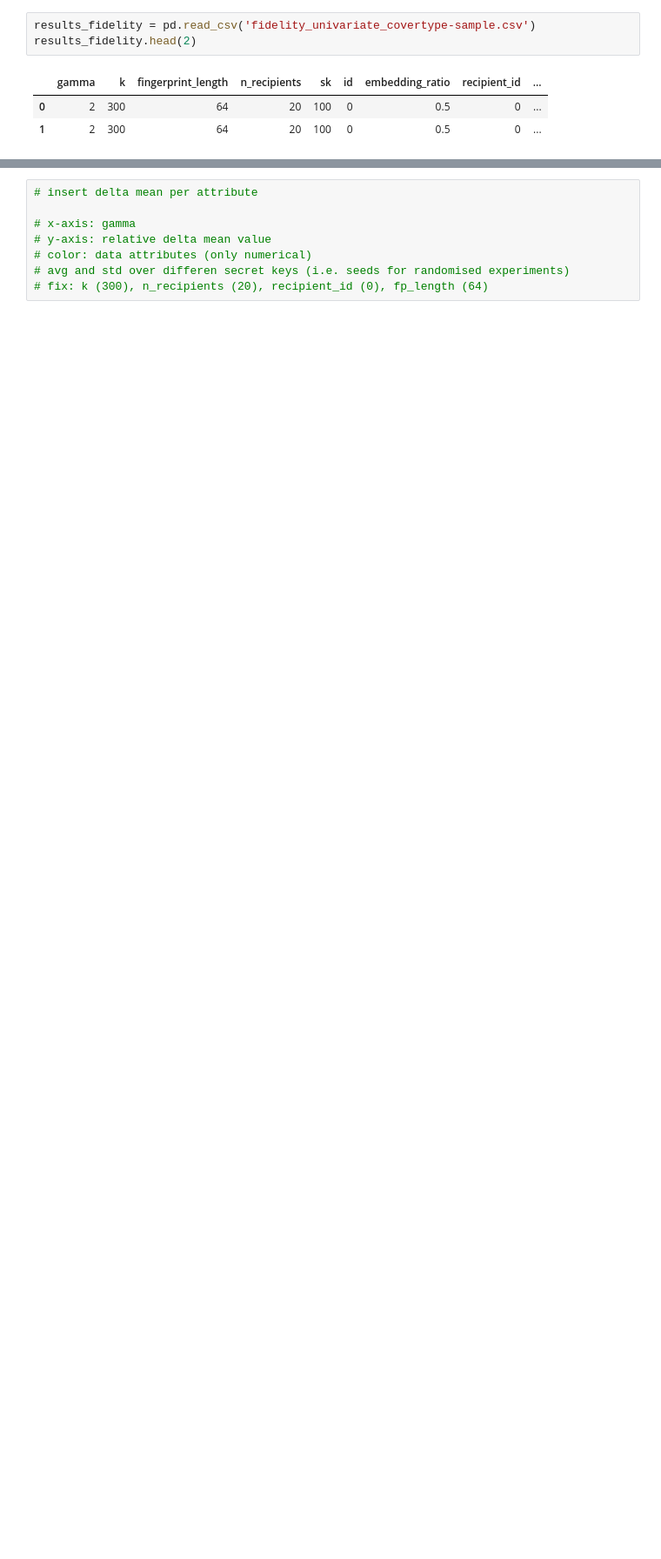
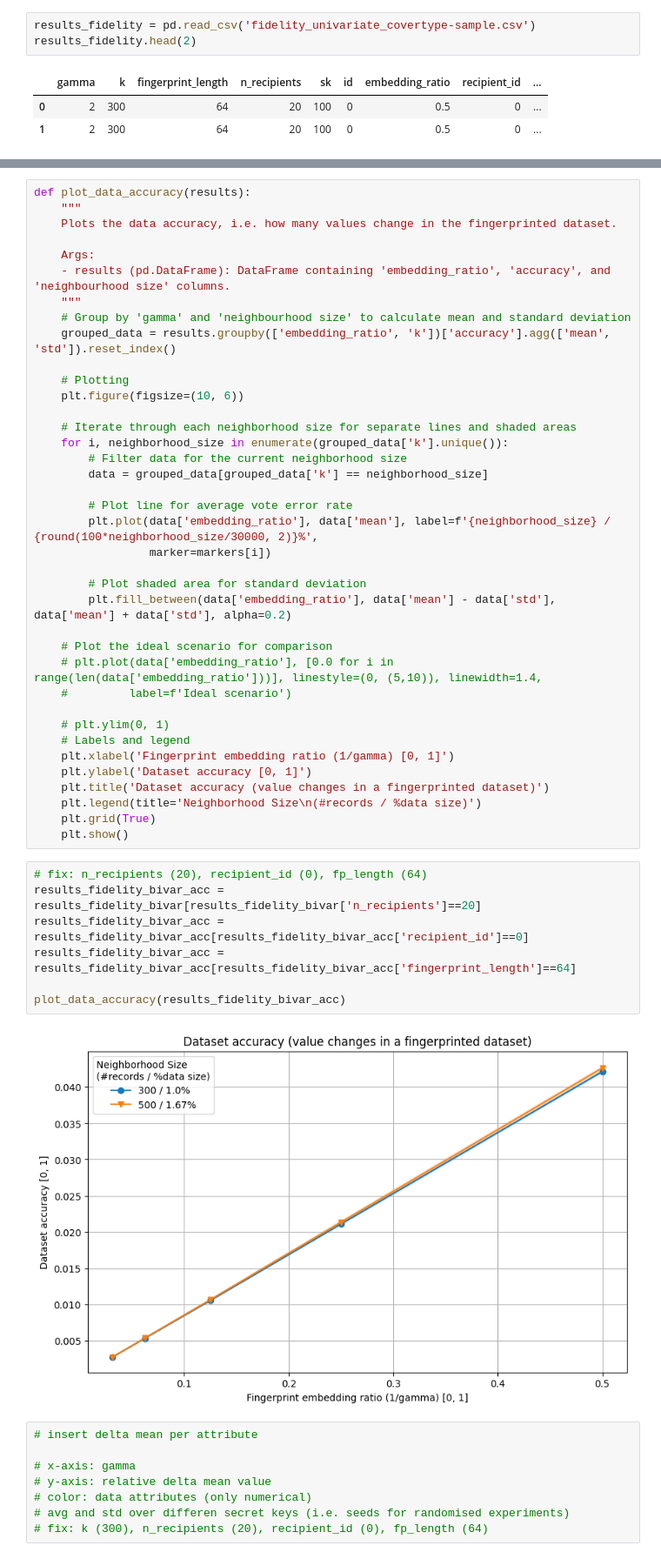
Before and after one commit to tanjascats/NCorr-FP, a Jupyter notebook: NCorrFP_scheme/analysis/NCorr-FP-analysis.ipynb, the cells around one changed output, grey strips where cells are left out. Shown at 87% size. Drawn from its saved outputs; the diff is of its cells as text; blank space fills up the shorter version.

```diff
--- a/NCorrFP_scheme/analysis/NCorr-FP-analysis.ipynb
+++ b/NCorrFP_scheme/analysis/NCorr-FP-analysis.ipynb
@@ -233,3 +248,50 @@ results_fidelity.head(2)
+# %%
+def plot_data_accuracy(results):
+    """
+    Plots the data accuracy, i.e. how many values change in the fingerprinted dataset.
+
+    Args:
+    - results (pd.DataFrame): DataFrame containing 'embedding_ratio', 'accuracy', and 'neighbourhood size' columns.
+    """
+    # Group by 'gamma' and 'neighbourhood size' to calculate mean and standard deviation
+    grouped_data = results.groupby(['embedding_ratio', 'k'])['accuracy'].agg(['mean', 'std']).reset_index()
+
+    # Plotting
+    plt.figure(figsize=(10, 6))
+
+    # Iterate through each neighborhood size for separate lines and shaded areas
+    for i, neighborhood_size in enumerate(grouped_data['k'].unique()):
+        # Filter data for the current neighborhood size
+        data = grouped_data[grouped_data['k'] == neighborhood_size]
+
+        # Plot line for average vote error rate
+        plt.plot(data['embedding_ratio'], data['mean'], label=f'{neighborhood_size} / {round(100*neighborhood_size/30000, 2)}%',
+                 marker=markers[i])
+
+        # Plot shaded area for standard deviation
+        plt.fill_between(data['embedding_ratio'], data['mean'] - data['std'], data['mean'] + data['std'], alpha=0.2)
+
+    # Plot the ideal scenario for comparison
+    # plt.plot(data['embedding_ratio'], [0.0 for i in range(len(data['embedding_ratio']))], linestyle=(0, (5,10)), linewidth=1.4,
+    #         label=f'Ideal scenario')
+
+    # plt.ylim(0, 1)
+    # Labels and legend
+    plt.xlabel('Fingerprint embedding ratio (1/gamma) [0, 1]')
+    plt.ylabel('Dataset accuracy [0, 1]')
+    plt.title('Dataset accuracy (value changes in a fingerprinted dataset)')
+    plt.legend(title='Neighborhood Size\n(#records / %data size)')
+    plt.grid(True)
+    plt.show()
+# %%
+# fix: n_recipients (20), recipient_id (0), fp_length (64)
+results_fidelity_bivar_acc = results_fidelity_bivar[results_fidelity_bivar['n_recipients']==20]
+results_fidelity_bivar_acc = results_fidelity_bivar_acc[results_fidelity_bivar_acc['recipient_id']==0]
+results_fidelity_bivar_acc = results_fidelity_bivar_acc[results_fidelity_bivar_acc['fingerprint_length']==64]
+
+plot_data_accuracy(results_fidelity_bivar_acc)
+# %% [output]
+[figure, added]
 # %%
 # insert delta mean per attribute
 
```
Also changed, not shown: parts of 16 cells of this notebook, 5 other files.
